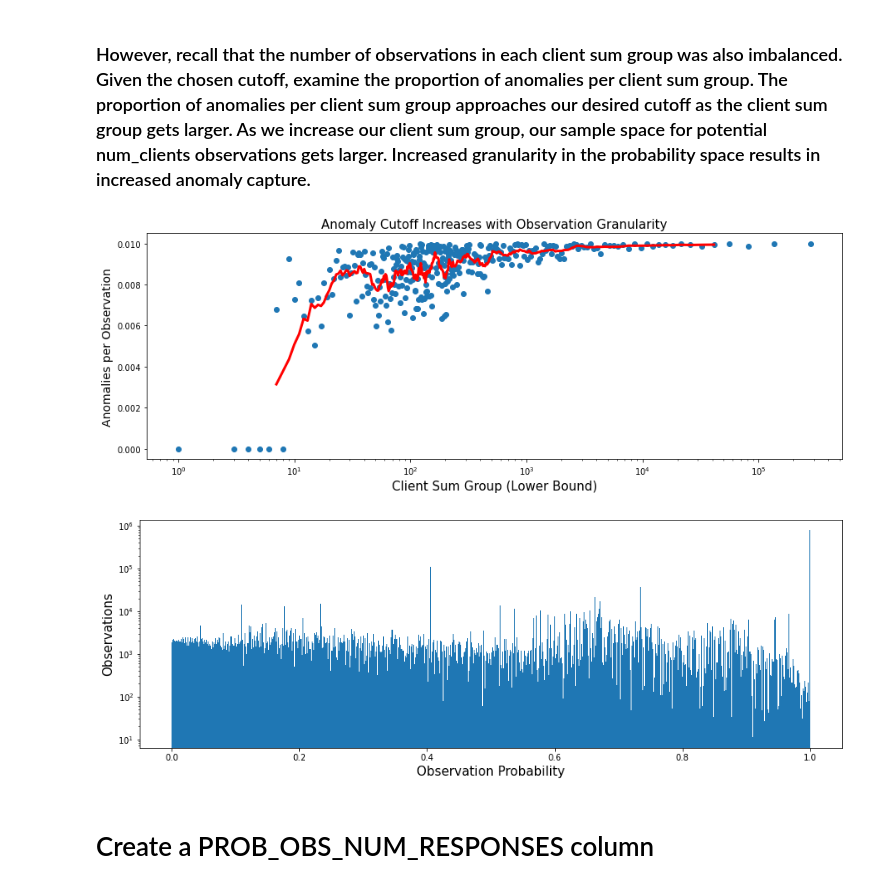
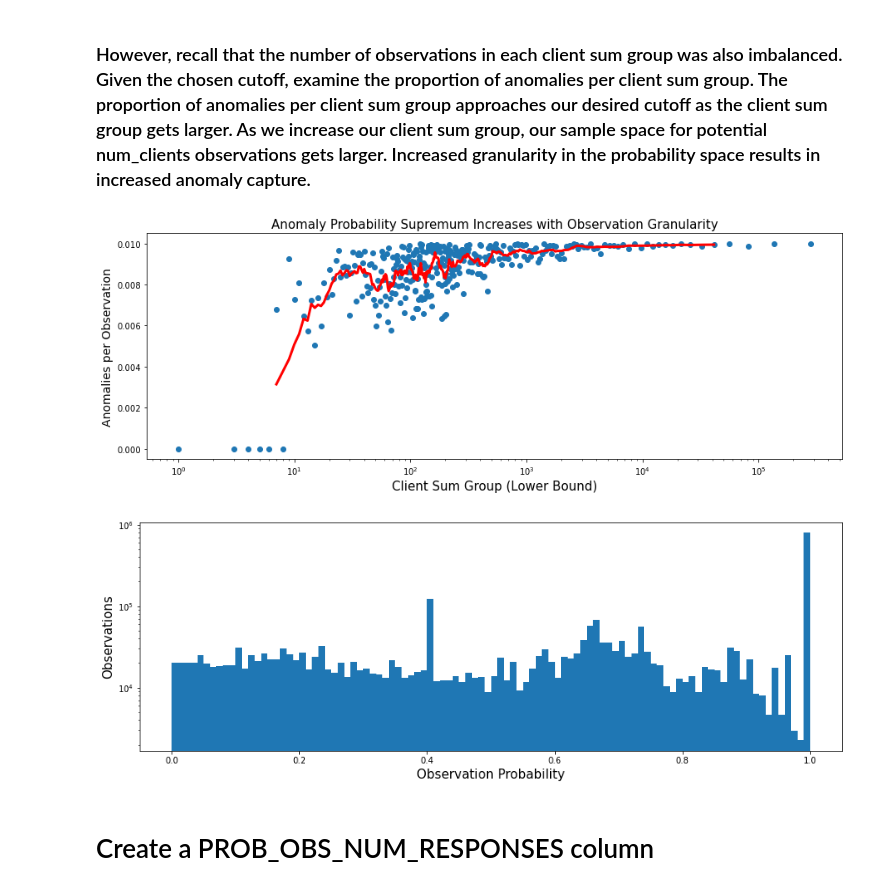
Before and after one commit to IntrusionINTZ/UniversityOfMontana_2023Spring, a Jupyter notebook: Luke/AnomalyFinder.ipynb, the cells around one changed output. Saved outputs shown, nothing was run; the diff lists cells and outputs as text; code cells hidden in the pictures.

Commit message:
Client Anomalies

```diff
--- a/Luke/AnomalyFinder.ipynb
+++ b/Luke/AnomalyFinder.ipynb
@@ -346,20 +333,20 @@ plt.plot(granularity_rounded.index, granularity_rounded.values, color='red', lin
 plt.xscale('log')
 plt.xlabel('Client Sum Group (Lower Bound)', fontsize=15)
 plt.ylabel('Anomalies per Observation' , fontsize=14)
-plt.title('Anomaly Cutoff Increases with Observation Granularity', fontsize=15)
+plt.title('Anomaly Probability Supremum Increases with Observation Granularity', fontsize=15)
 plt.show()
 # %% [output]
-[figure, old version]
+[figure, new version]
 # %%
 plt.figure(figsize=(15,5))
-plt.hist(df.prob_obs_num_clients, bins=np.linspace(0, 1, 1001),
+plt.hist(df.prob_obs_num_clients, bins=np.linspace(0, 1, 101),
          density=False)
 plt.yscale('log')
 plt.xlabel('Observation Probability', fontsize=15)
 plt.ylabel('Observations', fontsize=15)
 plt.show()
 # %% [output]
-[figure, old version]
+[figure, new version]
 # %% [markdown]
 # Create a PROB_OBS_NUM_RESPONSES column
 # %% [markdown]
```
Also changed, not shown: parts of 2 cells of this notebook, 2 other files.
